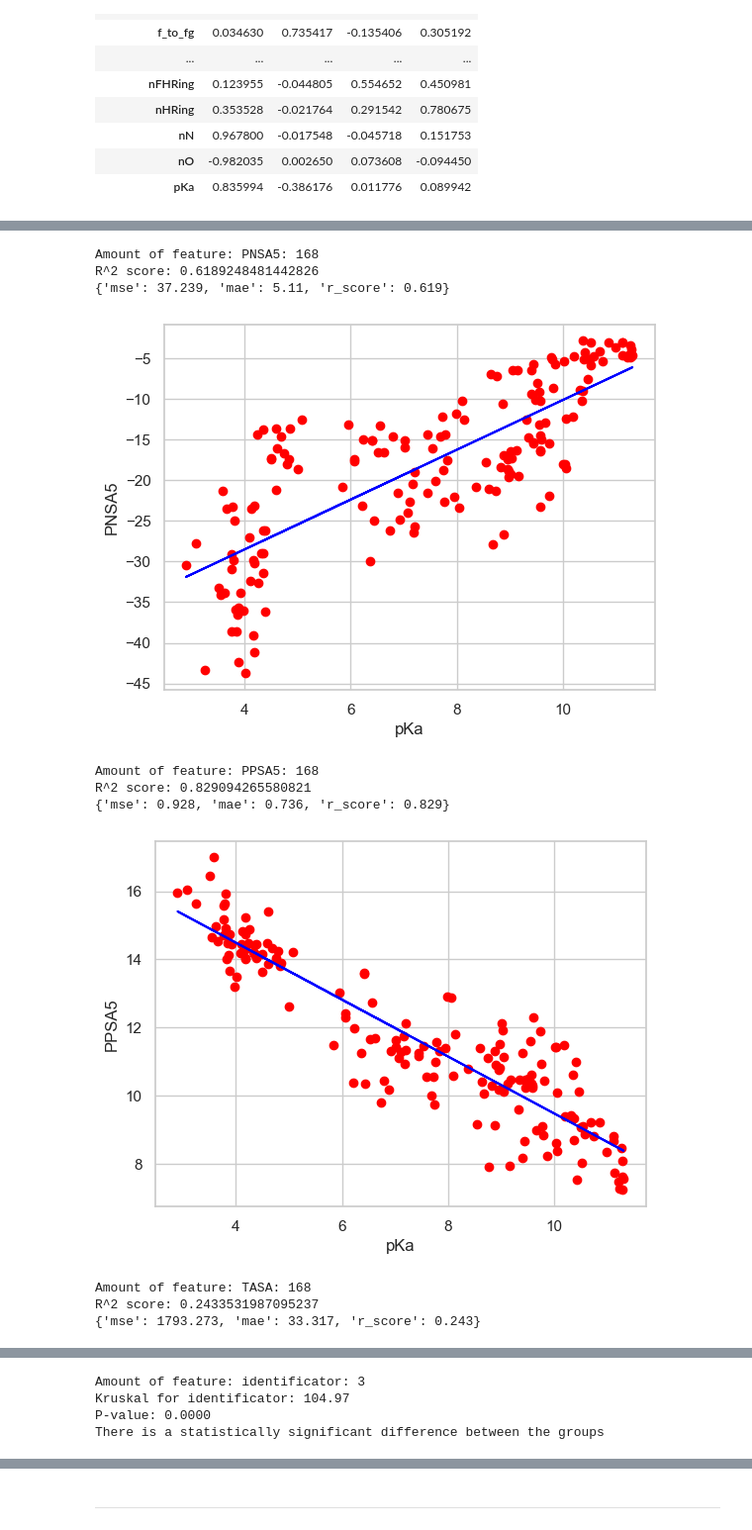
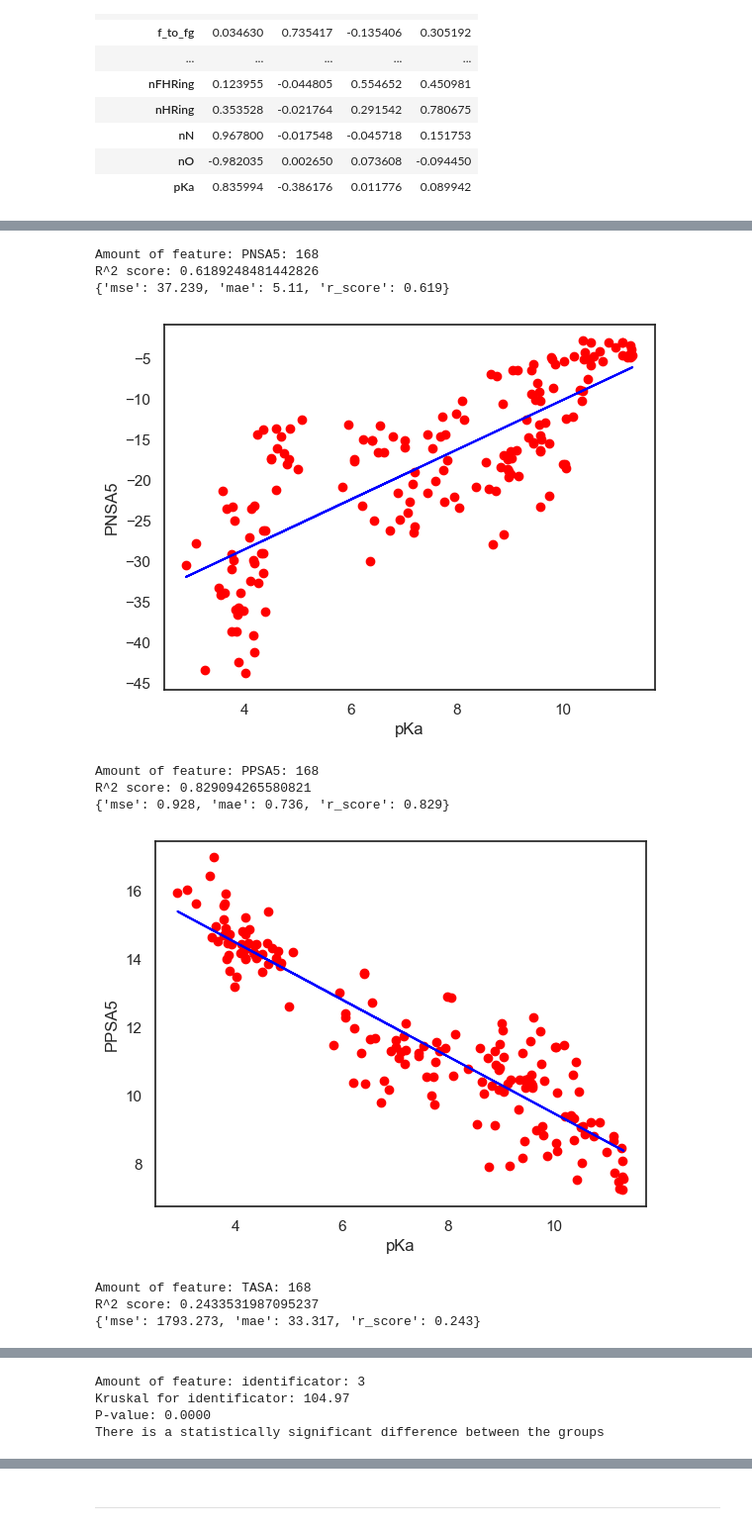
Before and after one commit to blackthorn-ai/XAI_Chem, a Jupyter notebook: ml_part/factor_analysis/clean/pKa_optimized_analysis.ipynb, the cells around one changed output, grey strips where cells are left out. Shown at 99% size. Saved outputs shown, nothing was run; the diff lists cells and outputs as text; code cells hidden in the pictures.

```diff
--- a/ml_part/factor_analysis/clean/pKa_optimized_analysis.ipynb
+++ b/ml_part/factor_analysis/clean/pKa_optimized_analysis.ipynb
@@ -192,7 +192,7 @@ import numpy as np
 from scipy.stats import linregress, mannwhitneyu, kruskal
 import seaborn
 
-seaborn.set_theme(style = 'whitegrid')
+seaborn.set_theme(style="white", palette=None)
 
 
 def complete_mannwhitneyu_test(values1, values2, feature_name):
@@ -326,11 +326,11 @@ R^2 score: 0.20817350962510212
 Amount of feature: PNSA5: 168
 R^2 score: 0.6189248481442826
 {'mse': 37.239, 'mae': 5.11, 'r_score': 0.619}
-[figure, old version]
+[figure, new version]
 Amount of feature: PPSA5: 168
 R^2 score: 0.829094265580821
 {'mse': 0.928, 'mae': 0.736, 'r_score': 0.829}
-[figure, old version]
+[figure, new version]
 Amount of feature: TASA: 168
 R^2 score: 0.2433531987095237
 {'mse': 1793.273, 'mae': 33.317, 'r_score': 0.243}
```
Also changed, not shown: parts of 2 cells of this notebook, 48 other files.
